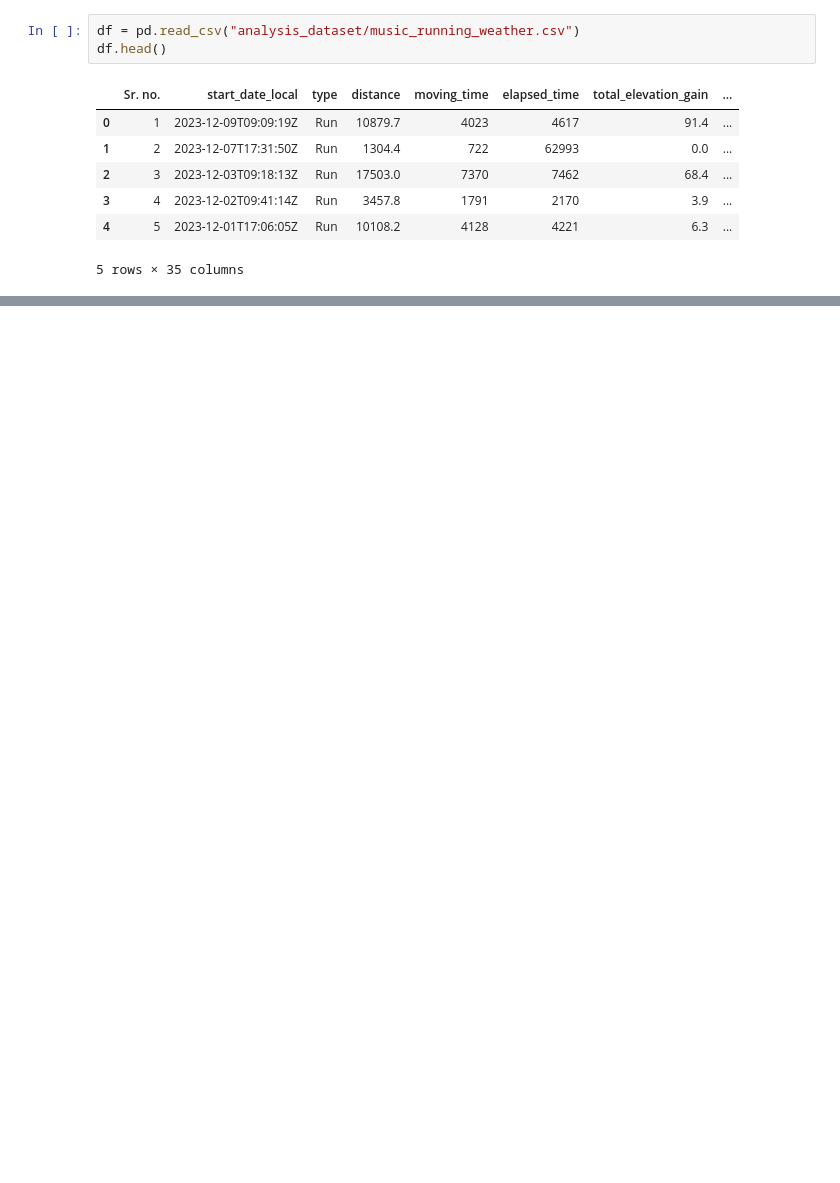
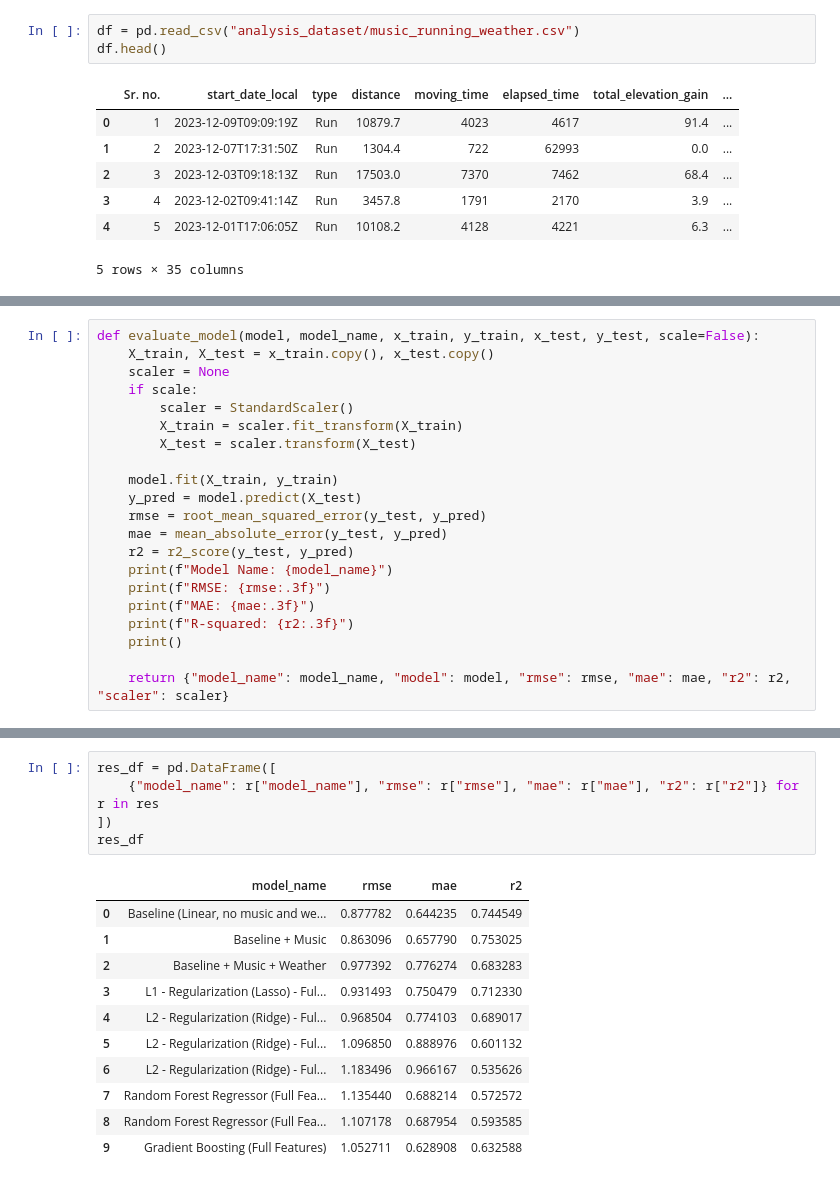
Before and after one commit to jainatharva21/FitBeat, a Jupyter notebook: performance_analysis.ipynb, the cells around one changed output, grey strips where cells are left out. Drawn from its saved outputs; the diff is of its cells as text; blank space fills up the shorter version.

```diff
--- a/performance_analysis.ipynb
+++ b/performance_analysis.ipynb
@@ -65,0 +86,21 @@ Full X: (98, 18)
+# %%
+def evaluate_model(model, model_name, x_train, y_train, x_test, y_test, scale=False):
+    X_train, X_test = x_train.copy(), x_test.copy()
+    scaler = None
+    if scale:
+        scaler = StandardScaler()
+        X_train = scaler.fit_transform(X_train)
+        X_test = scaler.transform(X_test)
+
+    model.fit(X_train, y_train)
+    y_pred = model.predict(X_test)
+    rmse = root_mean_squared_error(y_test, y_pred)
+    mae = mean_absolute_error(y_test, y_pred)
+    r2 = r2_score(y_test, y_pred)
+    print(f"Model Name: {model_name}")
+    print(f"RMSE: {rmse:.3f}")
+    print(f"MAE: {mae:.3f}")
+    print(f"R-squared: {r2:.3f}")
+    print()
+
+    return {"model_name": model_name, "model": model, "rmse": rmse, "mae": mae, "r2": r2, "scaler": scaler}
@@ -65,0 +172,17 @@ Full X: (98, 18)
+# %%
+res_df = pd.DataFrame([
+    {"model_name": r["model_name"], "rmse": r["rmse"], "mae": r["mae"], "r2": r["r2"]} for r in res
+])
+res_df
+# %% [output]
+|  | model_name | rmse | mae | r2 |
+| 0 | Baseline (Linear, no music and we... | 0.877782 | 0.644235 | 0.744549 |
+| 1 | Baseline + Music | 0.863096 | 0.657790 | 0.753025 |
+| 2 | Baseline + Music + Weather | 0.977392 | 0.776274 | 0.683283 |
+| 3 | L1 - Regularization (Lasso) - Ful... | 0.931493 | 0.750479 | 0.712330 |
+| 4 | L2 - Regularization (Ridge) - Ful... | 0.968504 | 0.774103 | 0.689017 |
+| 5 | L2 - Regularization (Ridge) - Ful... | 1.096850 | 0.888976 | 0.601132 |
+| 6 | L2 - Regularization (Ridge) - Ful... | 1.183496 | 0.966167 | 0.535626 |
+| 7 | Random Forest Regressor (Full Fea... | 1.135440 | 0.688214 | 0.572572 |
+| 8 | Random Forest Regressor (Full Fea... | 1.107178 | 0.687954 | 0.593585 |
+| 9 | Gradient Boosting (Full Features) | 1.052711 | 0.628908 | 0.632588 |
```
Also changed, not shown: parts of 12 cells of this notebook.
